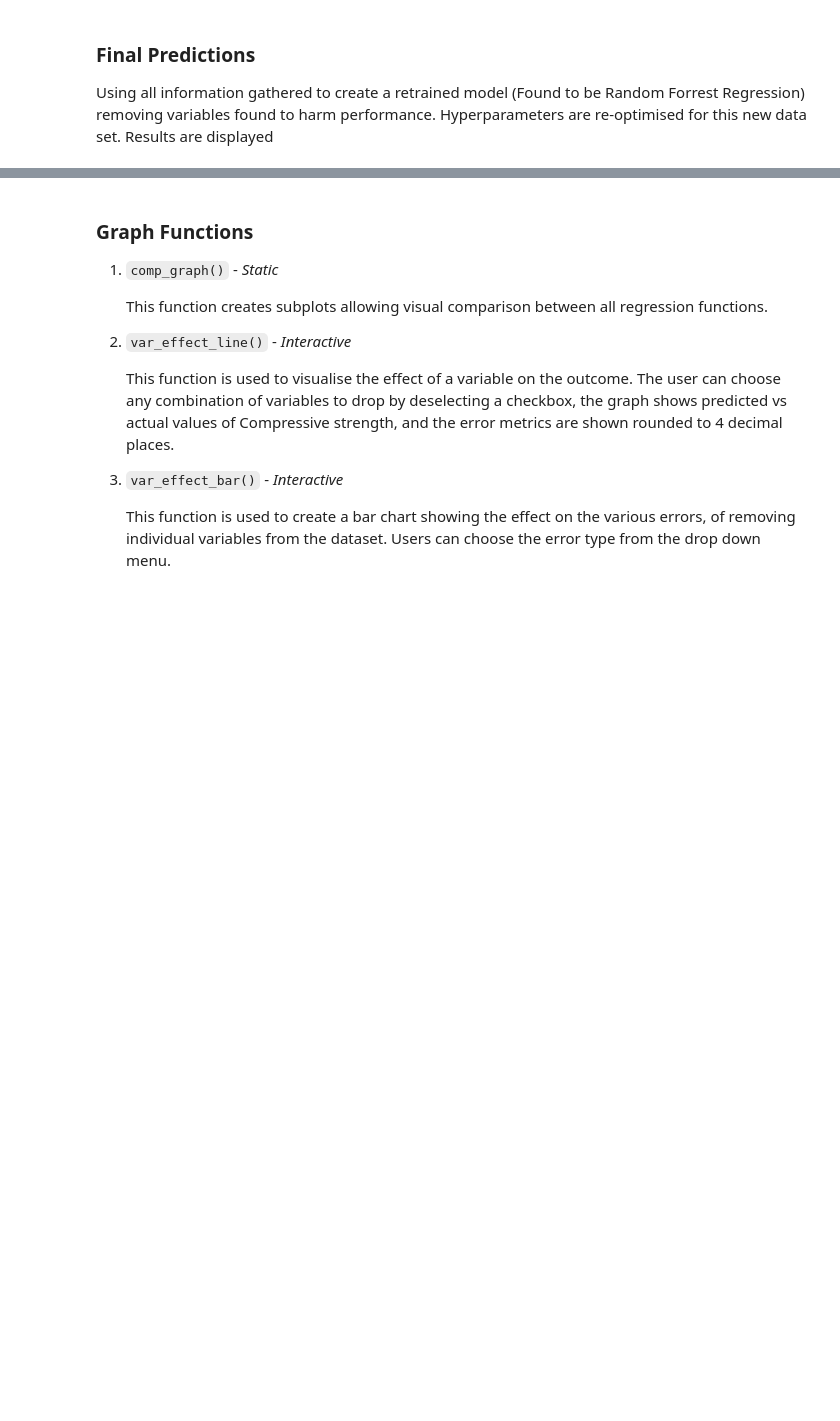
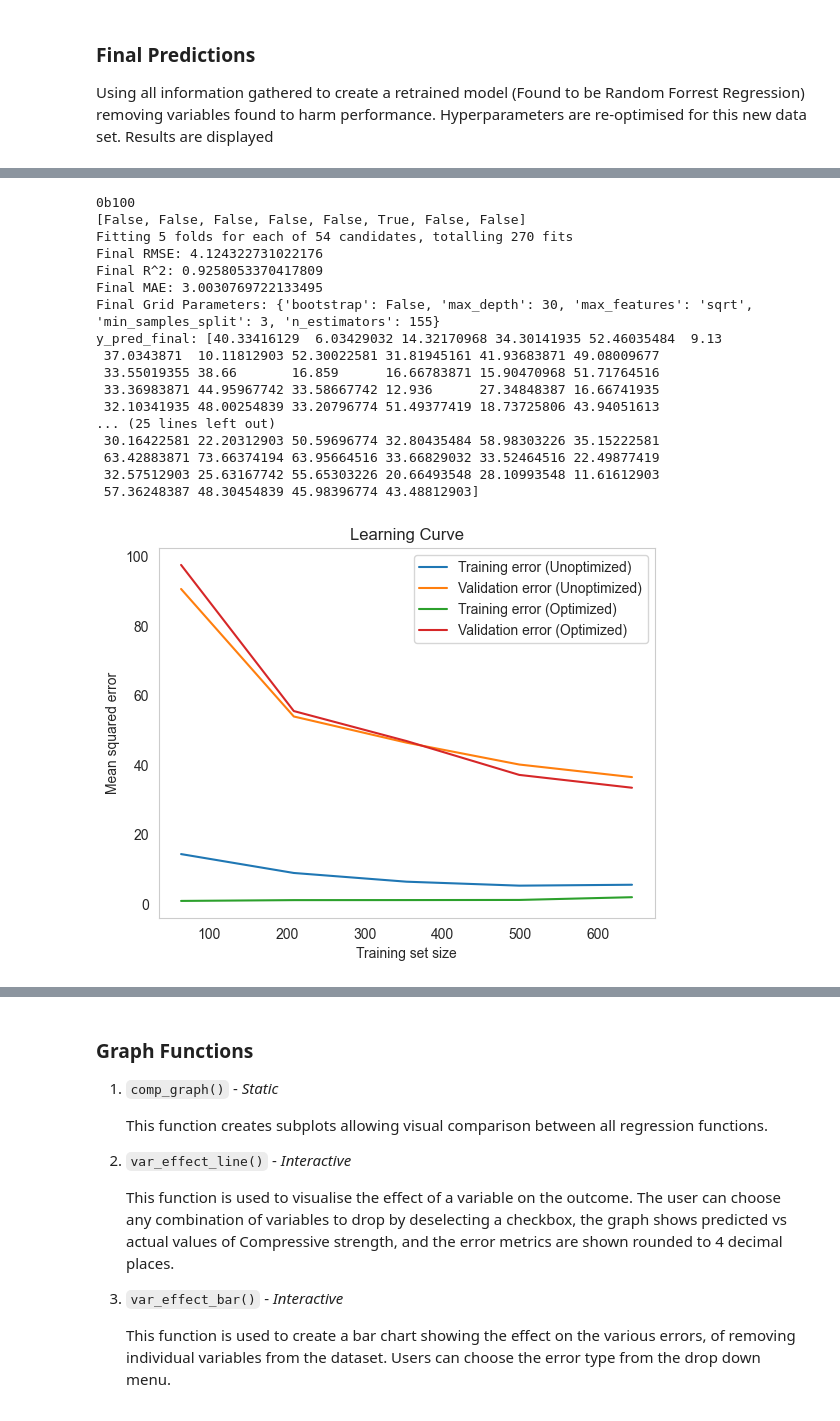
Before and after one commit to 124890/Comp-Challenge---2023-4, a Jupyter notebook: Code.1.ipynb, the cells around one changed output, grey strips where cells are left out. Cells and saved outputs as stored; diff of their text form; code cells hidden in the pictures; blank space fills up the shorter version.

```diff
--- a/Code.1.ipynb
+++ b/Code.1.ipynb
@@ -748,5 +700,5 @@ df_results.to_excel('Scaler_Imputer_Test.xlsx')#export to excel
 # %%
-def plot_learning_curve(estimator, X, y):
+def plot_learning_curve(X_final, grid):
     """
     Plots the learning curve for an estimator.
 
@@ -754,18 +706,34 @@ def plot_learning_curve(estimator, X, y):
     estimator: The estimator model.
     X: The preprocessed training dataset.
     y: The target variable for the training dataset.
+    X_final: The preprocessed dropped dataset.
+    y_final: The target variable for the dropped dataset.
 
     Returns: None
     """
-    train_sizes, train_scores, test_scores = learning_curve(estimator, X, y, cv=5, scoring='neg_mean_squared_error')
+    estimator = RandomForestRegressor()
+    optimised_estimator = RandomForestRegressor(**grid)
+
+    train_sizes, train_scores, test_scores = learning_curve(estimator, gX_train_preprocessed, gy_train, cv=5, scoring='neg_mean_squared_error')
+    train_sizes_final, train_scores_final, test_scores_final = learning_curve(optimised_estimator, X_final, gy_train, cv=5, scoring='neg_mean_squared_error')
 
     train_scores_mean = -train_scores.mean(axis=1)
     test_scores_mean = -test_scores.mean(axis=1)
+    train_scores_mean_final = -train_scores_final.mean(axis=1)
+    test_scores_mean_final = -test_scores_final.mean(axis=1)
 
-    plt.plot(train_sizes, train_scores_mean, label='Training error')
-    plt.plot(train_sizes, test_scores_mean, label='Validation error')
+    plt.plot(train_sizes, train_scores_mean, label='Training error (Unoptimized)')
+    plt.plot(train_sizes, test_scores_mean, label='Validation error (Unoptimized)')
+    plt.plot(train_sizes_final, train_scores_mean_final, label='Training error (Optimized)')
+    plt.plot(train_sizes_final, test_scores_mean_final, label='Validation error (Optimized)')
     plt.xlabel('Training set size')
     plt.ylabel('Mean squared error')
     plt.title('Learning Curve')
+
+    ax = plt.gca()
+    ax.xaxis.set_minor_locator(AutoMinorLocator())
+    ax.yaxis.set_minor_locator(AutoMinorLocator())
+    plt.grid(False)
+    plt.minorticks_on()
     plt.legend()
     plt.show()
@@ -772,35 +773,59 @@ def plot_learning_curve(estimator, X, y):
 # %%
-def finalModel_histogram():
+def error_histogram1(y_pred_final):
     """
     Plots a histogram of the errors in the final model's predictions.
 
     Parameters: None
     Returns: None
     """
 
     # Calculate the errors
-    errors = gy_test - (random_forest_regression(gX_train_preprocessed, gy_train, gX_test_preprocessed))
+    errors = gy_test - y_pred_final
 
     # Fit a normal distribution to the data
     mu, std = norm.fit(errors)
 
     # Create a histogram
     plt.hist(errors, bins=10, density=True)
 
     # Plot the PDF
     xmin, xmax = plt.xlim()
     x = np.linspace(xmin, xmax, 100)
     p = norm.pdf(x, mu, std)
     plt.plot(x, p, 'k', linewidth=2)
 
     # Set labels and title
     plt.xlabel('Error')
     plt.ylabel('Frequency')
     plt.title('Histogram of Errors')
 
     #remove grid lines and add minor tick marks
     plt.grid(False)
     plt.minorticks_on()
 
     # Show the histogram
     plt.show()
+'''
+l, m = var_drop_final()
+final_grid_params, y_pred_final = scale_impute_final(l, m)
+plot_learning_curve(l, final_grid_params)
+error_histogram(y_pred_final)'''
+# %% [output]
+0b100
+[False, False, False, False, False, True, False, False]
+Fitting 5 folds for each of 54 candidates, totalling 270 fits
+Final RMSE: 4.124322731022176
+Final R^2: 0.9258053370417809
+Final MAE: 3.0030769722133495
+Final Grid Parameters: {'bootstrap': False, 'max_depth': 30, 'max_features': 'sqrt', 'min_samples_split': 3, 'n_estimators': 155}
+y_pred_final: [40.33416129  6.03429032 14.32170968 34.30141935 52.46035484  9.13
+ 37.0343871  10.11812903 52.30022581 31.81945161 41.93683871 49.08009677
+ 33.55019355 38.66       16.859      16.66783871 15.90470968 51.71764516
+ 33.36983871 44.95967742 33.58667742 12.936      27.34848387 16.66741935
+ 32.10341935 48.00254839 33.20796774 51.49377419 18.73725806 43.94051613
+... (25 lines left out)
+ 30.16422581 22.20312903 50.59696774 32.80435484 58.98303226 35.15222581
+ 63.42883871 73.66374194 63.95664516 33.66829032 33.52464516 22.49877419
+ 32.57512903 25.63167742 55.65303226 20.66493548 28.10993548 11.61612903
+ 57.36248387 48.30454839 45.98396774 43.48812903]
+[figure, added]
```
Also changed, not shown: parts of 12 cells of this notebook, 4 other files.
